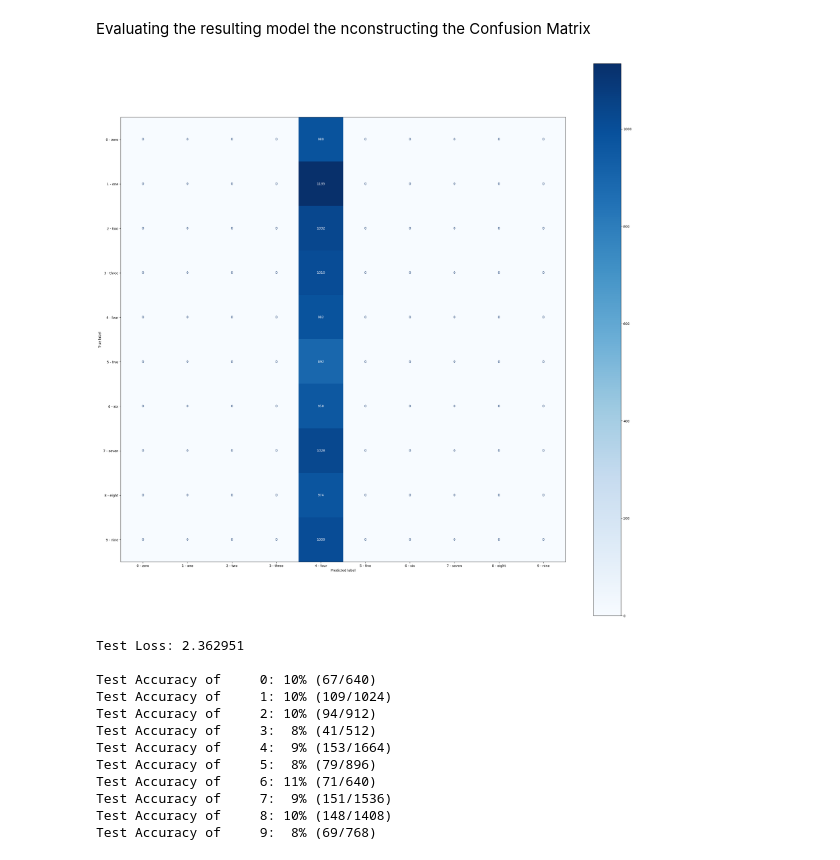
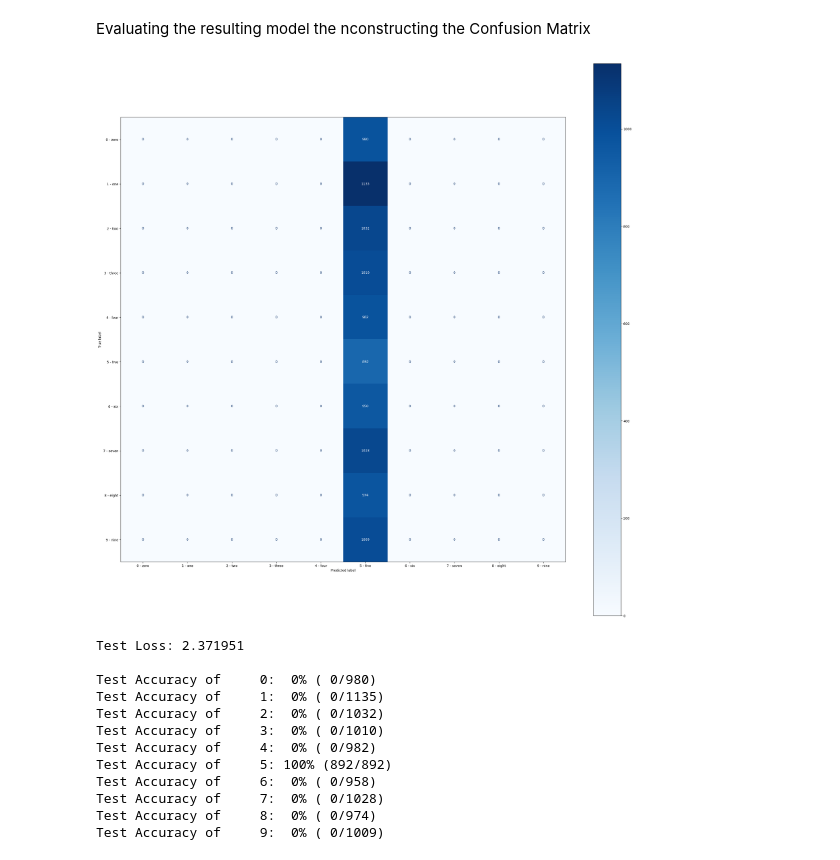
Before and after one commit to ChristianHasbani/TD_Systemes_Intelligents_Avances, a Jupyter notebook: TD1.ipynb, the cells around one changed output. Saved outputs shown, nothing was run; the diff lists cells and outputs as text; code cells hidden in the pictures.

```diff
--- a/TD1.ipynb
+++ b/TD1.ipynb
@@ -26,14 +26,14 @@ train_set = datasets.MNIST(
     root='./',
     train=True,
     download=True,
-    transform=tfs.Compose([tfs.ToTensor()])
+    transform=tfs.Compose([tfs.ToTensor(), tfs.Normalize((0.5),(0.5))])
 )
 
 test_set = datasets.MNIST(
     root='./',
     train=False,
     download=True,
-    transform=tfs.Compose([tfs.ToTensor()])
+    transform=tfs.Compose([tfs.ToTensor(), tfs.Normalize((0.5),(0.5))])
 )
 # %% [markdown]
 Data Loaders and Training/Validation split
@@ -104,7 +104,7 @@ class MLP(nn.Module):
 #Initializing an instance of MLP class
 model = MLP()
 #Specifying the optimizer that will be used to calculate the Backpropagation here RMSprop and specify the learning rate = 0.01
-optimizer = optim.RMSprop(model.parameters(),lr=0.01)
+optimizer = optim.RMSprop(model.parameters(),lr=0.001)
 #Initializing Tensorboard to store scalars in the specified directory
 writer = SummaryWriter(log_dir='/mnt/d/VSCode/TD_Systèmes_Intelligents_Avancés/Results/MLP/')
 # number of epochs to train the model
@@ -194,45 +194,45 @@ y_tr = []
 test_loss = 0.0
 class_correct = list(0. for i in range(10))
 class_total = list(0. for i in range(10))
 model.eval() # This prepares the model for evaluation
 for batch in test_loader:
     images, labels = batch
     preds = model(images)
     y_pred.extend(np.argmax(preds.detach().numpy(), axis=1))
-    y_tr.extend(labels.detach().numpy())
+    y_tr.extend(labels.detach().numpy().tolist())
     loss = F.cross_entropy(preds,labels) # Calculate loss
     test_loss += loss.item() * images.size(0) # update test loss
     _, pred = torch.max(preds, 1) # Convert output probabilities to predicted class
     correct = np.squeeze(pred.eq(labels.data.view_as(pred))) # Compare predictions to true label
     for i in range(len(labels)):
-        label = labels.data[1]
+        label = labels.data[i]
         class_correct[label] += correct[i].item()
         class_total[label] += 1
 
 cm = confusion_matrix(y_true=y_tr, y_pred=y_pred)
 lbls = test_set.classes
 cmp = ConfusionMatrixDisplay(confusion_matrix=cm, display_labels=lbls)
 fig,ax = plt.subplots(figsize=(30,30))
 cmp.plot(cmap=plt.cm.Blues,ax=ax)
 plt.show()
 test_loss = test_loss/len(test_loader.sampler)
 print('Test Loss: {:.6f}\n'.format(test_loss))
 for i in range(10):
     if class_total[i] > 0:
         print('Test Accuracy of %5s: %2d%% (%2d/%2d)' % (
             str(i), 100 * class_correct[i] / class_total[i],
             np.sum(class_correct[i]), np.sum(class_total[i])))
 # %% [output]
-[figure, old version]
+[figure, new version]
-Test Loss: 2.362951
+Test Loss: 2.371951
 
-Test Accuracy of     0: 10% (67/640)
-Test Accuracy of     1: 10% (109/1024)
-Test Accuracy of     2: 10% (94/912)
-Test Accuracy of     3:  8% (41/512)
-Test Accuracy of     4:  9% (153/1664)
-Test Accuracy of     5:  8% (79/896)
-Test Accuracy of     6: 11% (71/640)
-Test Accuracy of     7:  9% (151/1536)
-Test Accuracy of     8: 10% (148/1408)
-Test Accuracy of     9:  8% (69/768)
+Test Accuracy of     0:  0% ( 0/980)
+Test Accuracy of     1:  0% ( 0/1135)
+Test Accuracy of     2:  0% ( 0/1032)
+Test Accuracy of     3:  0% ( 0/1010)
+Test Accuracy of     4:  0% ( 0/982)
+Test Accuracy of     5: 100% (892/892)
+Test Accuracy of     6:  0% ( 0/958)
+Test Accuracy of     7:  0% ( 0/1028)
+Test Accuracy of     8:  0% ( 0/974)
+Test Accuracy of     9:  0% ( 0/1009)
```
Also changed, not shown: parts of 2 cells of this notebook, 11 other files.
